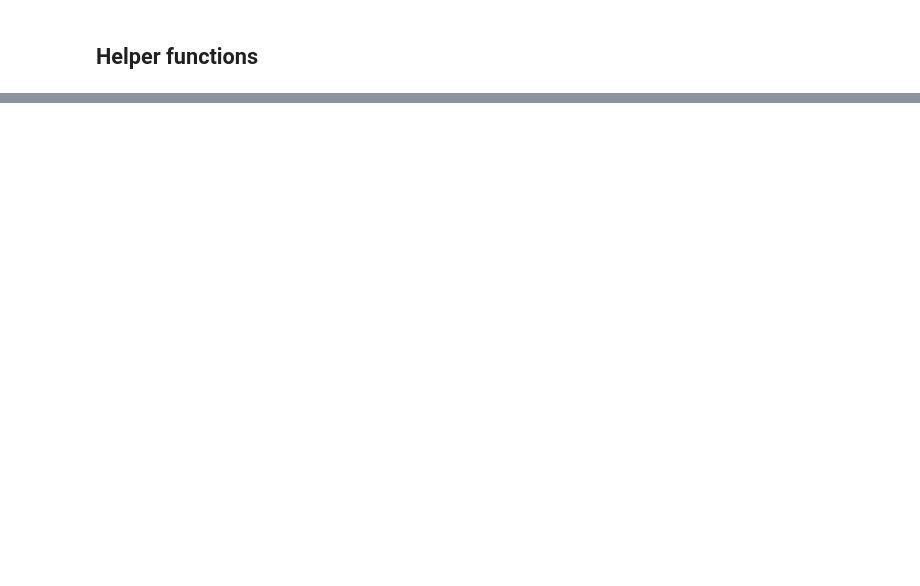
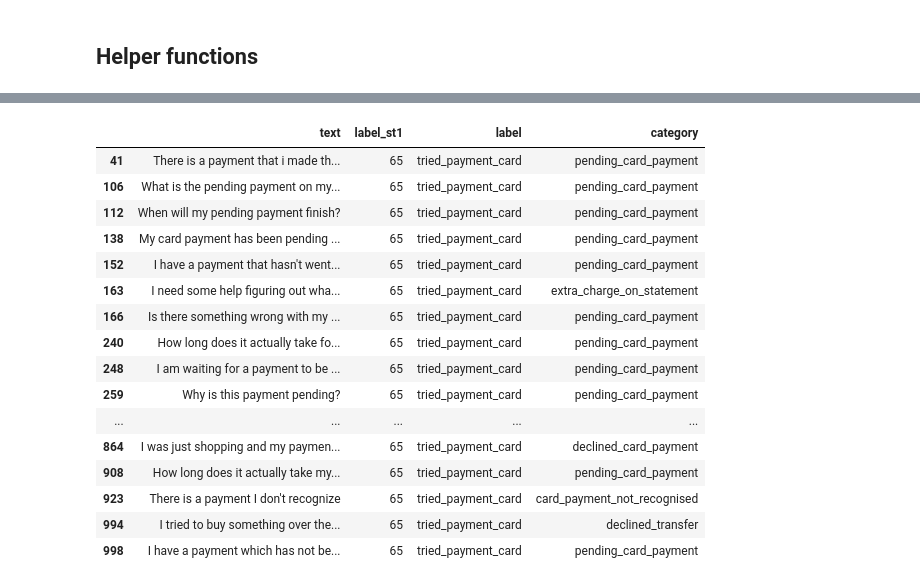
Before and after one commit to dborrelli/chat-intents, a Jupyter notebook: notebooks/06-label-intents.ipynb, the cells around one changed output, grey strips where cells are left out. Cells and saved outputs as stored; diff of their text form; code cells hidden in the pictures; blank space fills up the shorter version.

```diff
--- a/notebooks/06-label-intents.ipynb
+++ b/notebooks/06-label-intents.ipynb
@@ -325,0 +235,20 @@ intents_df[intents_df['message'].str.contains('card')]
+# %%
+labeled_clusters[labeled_clusters['label_st1']==65]
+# %% [output]
+|  | text | label_st1 | label | category |
+| 41 | There is a payment that i made th... | 65 | tried_payment_card | pending_card_payment |
+| 106 | What is the pending payment on my... | 65 | tried_payment_card | pending_card_payment |
+| 112 | When will my pending payment finish? | 65 | tried_payment_card | pending_card_payment |
+| 138 | My card payment has been pending ... | 65 | tried_payment_card | pending_card_payment |
+| 152 | I have a payment that hasn't went... | 65 | tried_payment_card | pending_card_payment |
+| 163 | I need some help figuring out wha... | 65 | tried_payment_card | extra_charge_on_statement |
+| 166 | Is there something wrong with my ... | 65 | tried_payment_card | pending_card_payment |
+| 240 | How long does it actually take fo... | 65 | tried_payment_card | pending_card_payment |
+| 248 | I am waiting for a payment to be ... | 65 | tried_payment_card | pending_card_payment |
+| 259 | Why is this payment pending? | 65 | tried_payment_card | pending_card_payment |
+| ... | ... | ... | ... | ... |
+| 864 | I was just shopping and my paymen... | 65 | tried_payment_card | declined_card_payment |
+| 908 | How long does it actually take my... | 65 | tried_payment_card | pending_card_payment |
+| 923 | There is a payment I don't recognize | 65 | tried_payment_card | card_payment_not_recognised |
+| 994 | I tried to buy something over the... | 65 | tried_payment_card | declined_transfer |
+| 998 | I have a payment which has not be... | 65 | tried_payment_card | pending_card_payment |
```
Also changed, not shown: parts of 35 cells of this notebook.
